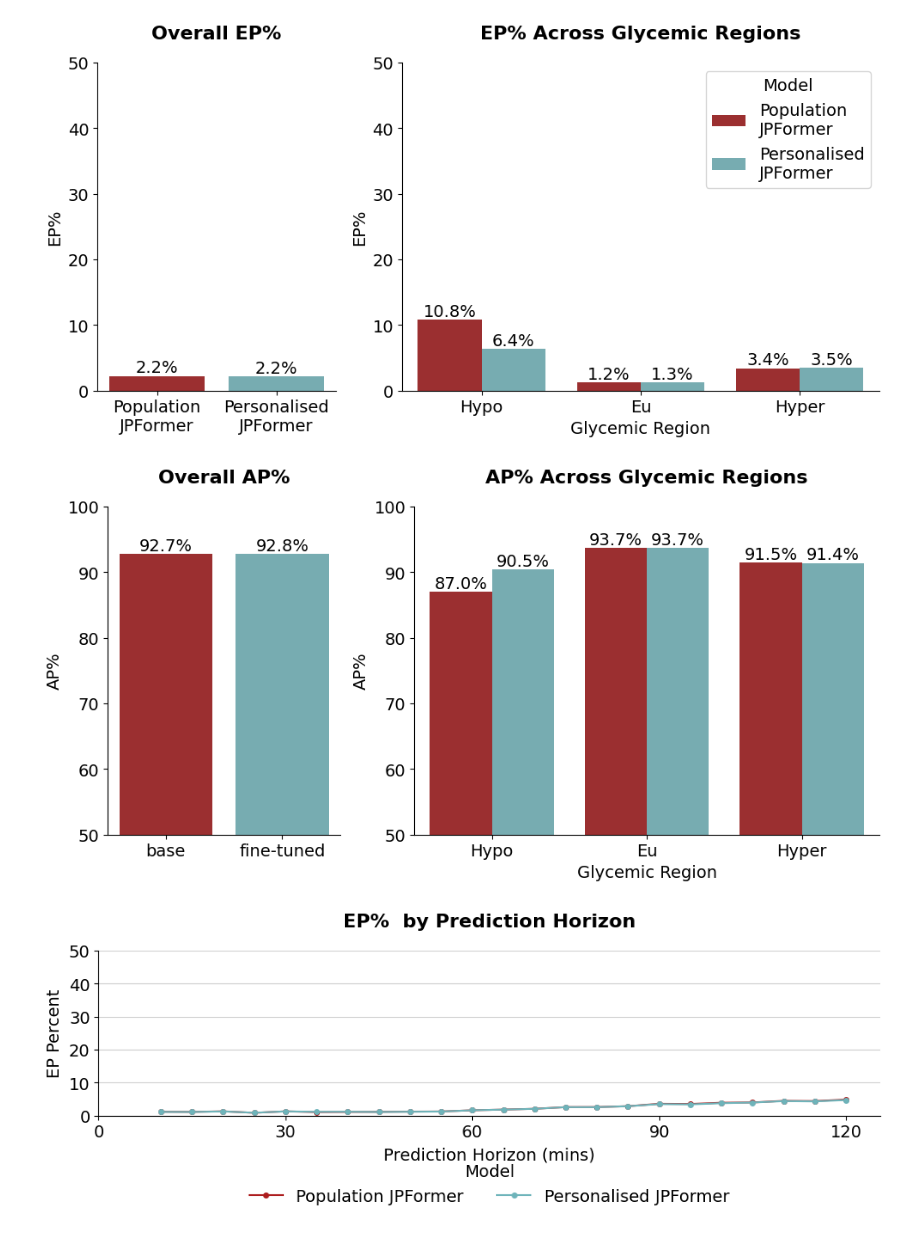
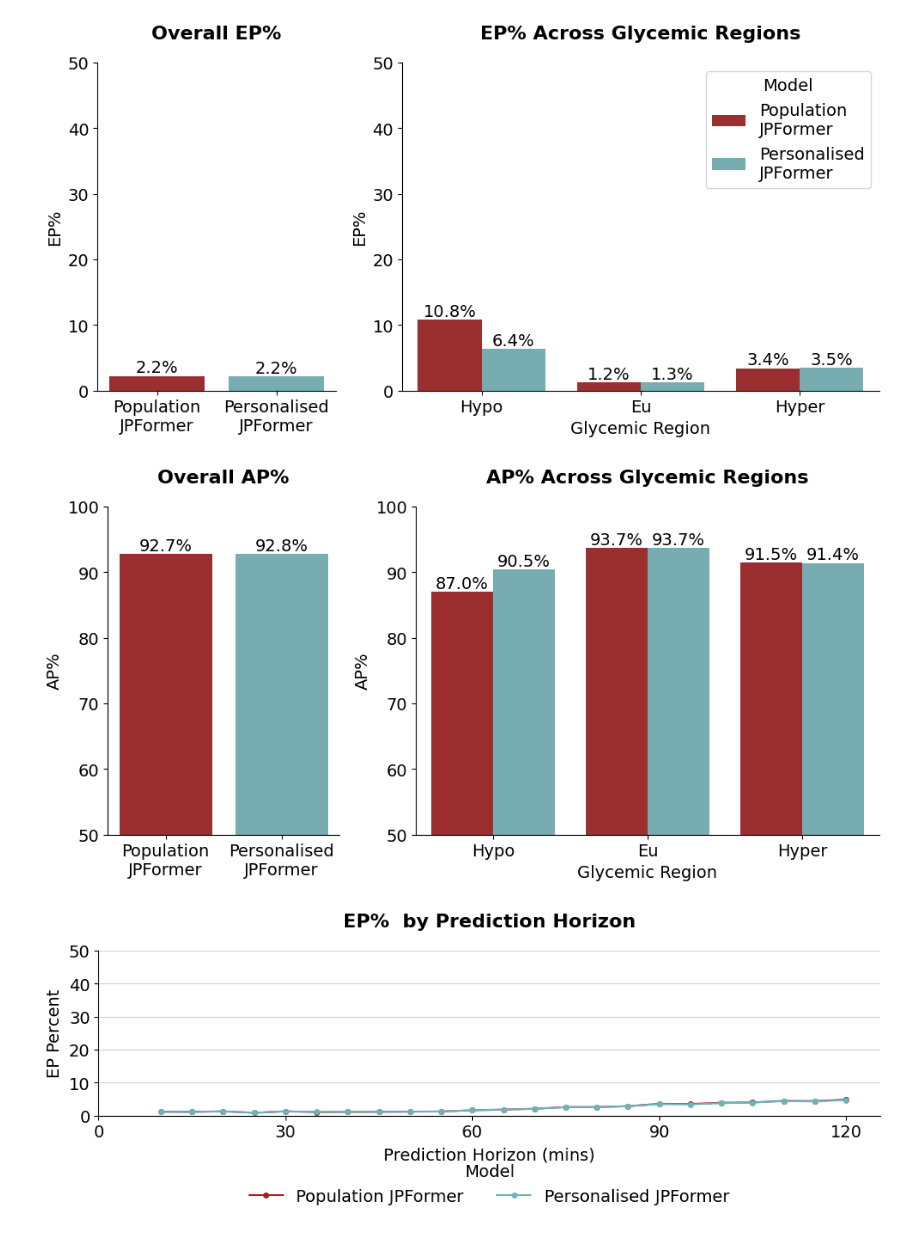
Before and after one commit to JosephPassant/Informer-Blood-Glucose-Prediction, a Jupyter notebook: evaluation/fine_tuning_evaluation/evaluation_of_fine_tuned_models_ohio_test_set.ipynb, the cells around one changed output. Cells and saved outputs as stored; diff of their text form; code cells hidden in the pictures.

```diff
--- a/evaluation/fine_tuning_evaluation/evaluation_of_fine_tuned_models_ohio_test_set.ipynb
+++ b/evaluation/fine_tuning_evaluation/evaluation_of_fine_tuned_models_ohio_test_set.ipynb
@@ -437,7 +437,7 @@ for region in regions:
 
 
     # Process each model
-    for model, df in zip(['base', 'fine-tuned'],
+    for model, df in zip(['Population\nJPFormer', 'Personalised\nJPFormer'],
                         [aggregate_base_df, aggregate_fine_tuned_df]):
 
 
@@ -506,31 +506,31 @@ regional_data = pd.concat([
 sns.barplot(
     x='Region',
     y='AP_pct',
     hue='Model',
     data=regional_data,
     ax=axs[1],
     palette=palette,
     legend=False
 )
 axs[1].set_title('AP% Across Glycemic Regions', fontsize=16, fontweight='bold', pad=20)
 axs[1].set_ylabel('AP%', fontsize=14)
 axs[1].set_xlabel('Glycemic Region', fontsize=14)
 axs[1].tick_params(axis='both', labelsize=14)
 axs[1].set_ylim(50, 100)  # Set y-axis range from 0 to 100
 
 # Add data labels to the second chart
 for container in axs[1].containers:
     axs[1].bar_label(container, fmt='%.1f%%', fontsize=14)
 
 # Add legend to the right plot
 
 
 # Remove top and right borders
 sns.despine(ax=axs[0])
 sns.despine(ax=axs[1])
 
 plt.tight_layout()
 plt.subplots_adjust(top=0.9)  # Adjust to make room for the title
 plt.show()
 # %% [output]
-[figure, old version]
+[figure, new version]
```
Also changed, not shown: parts of 2 cells of this notebook, 2 other files.
